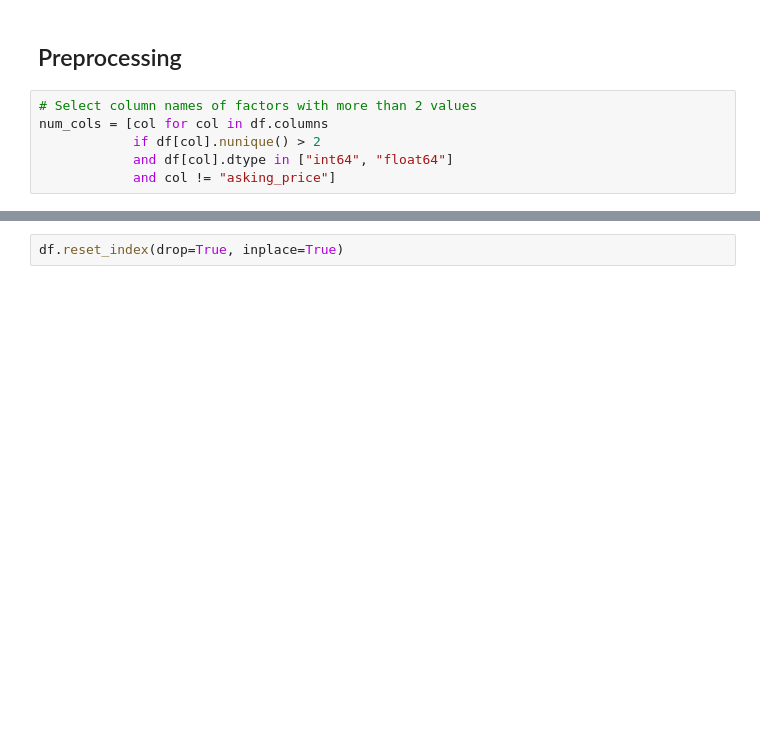
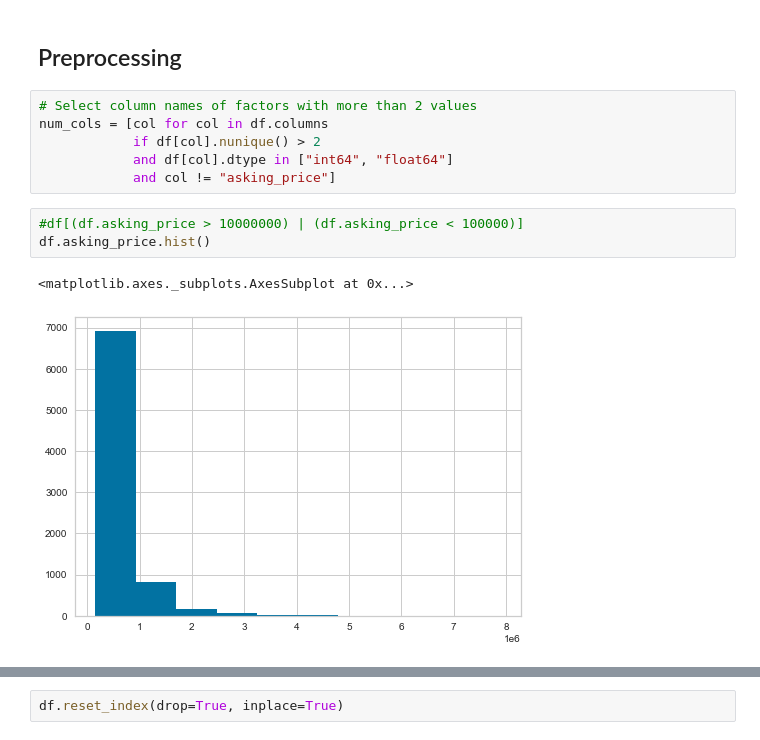
Before and after one commit to therinz/dutch-housing, a Jupyter notebook: notebooks/explore_data.ipynb, the cells around one changed output, grey strips where cells are left out. Cells and saved outputs as stored; diff of their text form; blank space fills up the shorter version.

```diff
--- a/notebooks/explore_data.ipynb
+++ b/notebooks/explore_data.ipynb
@@ -69,3 +111,9 @@ num_cols = [col for col in df.columns
             if df[col].nunique() > 2
             and df[col].dtype in ["int64", "float64"]
             and col != "asking_price"]
+# %%
+#df[(df.asking_price > 10000000) | (df.asking_price < 100000)]
+df.asking_price.hist()
+# %% [output]
+<matplotlib.axes._subplots.AxesSubplot at 0x...>
+[figure, added]
```
Also changed, not shown: parts of 24 cells of this notebook, 5 other files.
